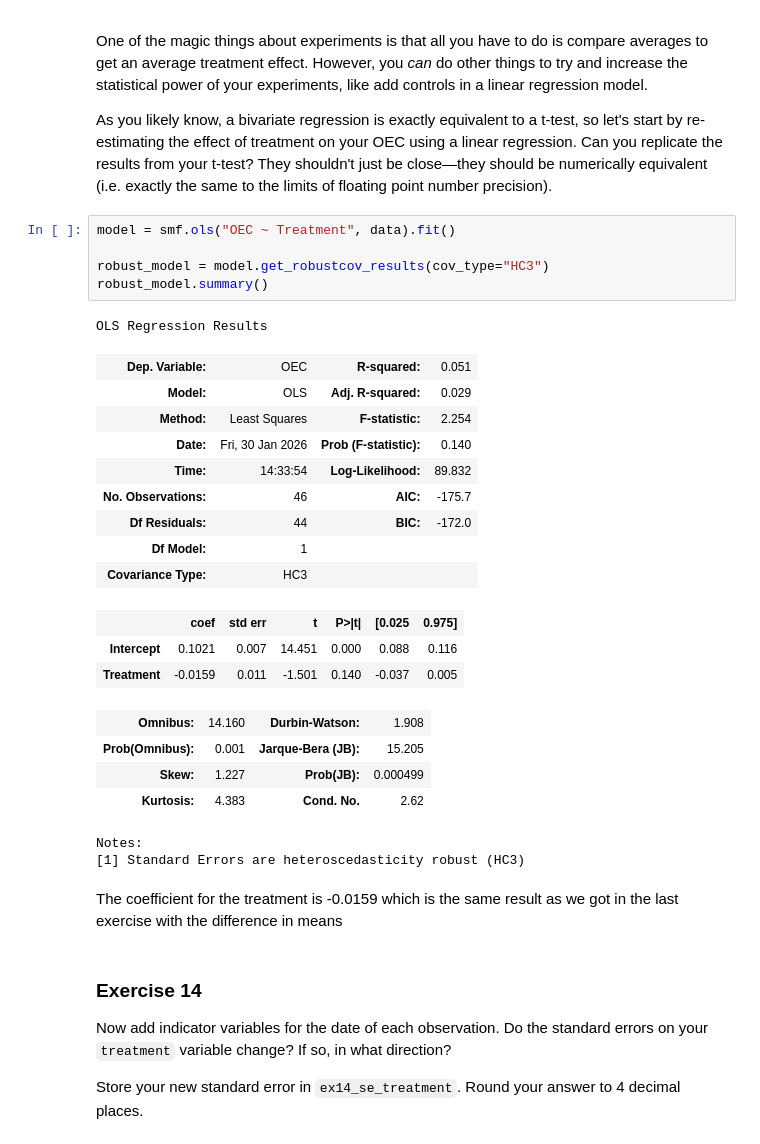
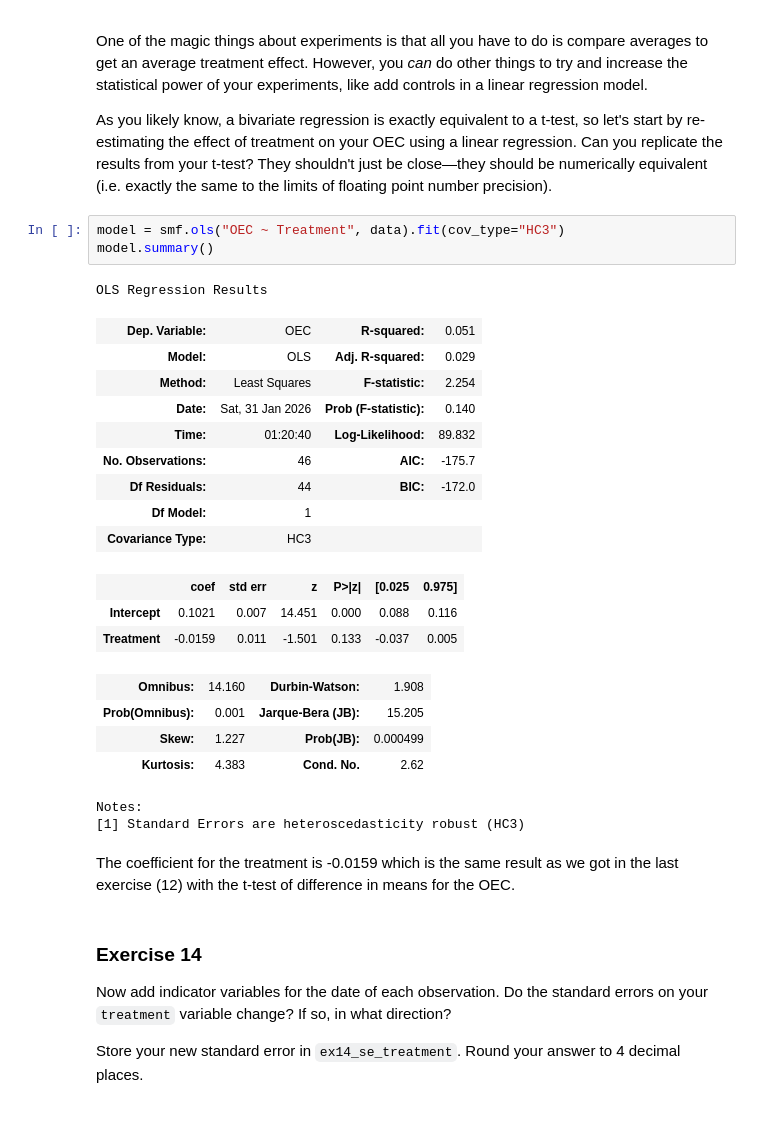
Before and after one commit to tonantzin-real/IDS_701_20260127_AB_Testing, a Jupyter notebook: exercise_abtesting.ipynb, the cells around one changed output. Drawn from its saved outputs; the diff is of its cells as text.

```diff
--- a/exercise_abtesting.ipynb
+++ b/exercise_abtesting.ipynb
@@ -437,24 +412,22 @@ One of the magic things about experiments is that all you have to do is compare
 
 As you likely know, a bivariate regression is exactly equivalent to a t-test, so let's start by re-estimating the effect of treatment on your OEC using a linear regression. Can you replicate the results from your t-test? They shouldn't just be close—they should be numerically equivalent (i.e. exactly the same to the limits of floating point number precision).
 # %%
-model = smf.ols("OEC ~ Treatment", data).fit()
-
-robust_model = model.get_robustcov_results(cov_type="HC3")
-robust_model.summary()
+model = smf.ols("OEC ~ Treatment", data).fit(cov_type="HC3")
+model.summary()
 # %% [output]
 OLS Regression Results
 | Dep. Variable: | OEC | R-squared: | 0.051 |
 | Model: | OLS | Adj. R-squared: | 0.029 |
 | Method: | Least Squares | F-statistic: | 2.254 |
-| Date: | Fri, 30 Jan 2026 | Prob (F-statistic): | 0.140 |
-| Time: | 14:33:54 | Log-Likelihood: | 89.832 |
+| Date: | Sat, 31 Jan 2026 | Prob (F-statistic): | 0.140 |
+| Time: | 01:20:40 | Log-Likelihood: | 89.832 |
 | No. Observations: | 46 | AIC: | -175.7 |
 | Df Residuals: | 44 | BIC: | -172.0 |
 | Df Model: | 1 |  |  |
 | Covariance Type: | HC3 |  |  |
-|  | coef | std err | t | P>|t| | [0.025 | 0.975] |
+|  | coef | std err | z | P>|z| | [0.025 | 0.975] |
 | Intercept | 0.1021 | 0.007 | 14.451 | 0.000 | 0.088 | 0.116 |
-| Treatment | -0.0159 | 0.011 | -1.501 | 0.140 | -0.037 | 0.005 |
+| Treatment | -0.0159 | 0.011 | -1.501 | 0.133 | -0.037 | 0.005 |
 | Omnibus: | 14.160 | Durbin-Watson: | 1.908 |
 | Prob(Omnibus): | 0.001 | Jarque-Bera (JB): | 15.205 |
 | Skew: | 1.227 | Prob(JB): | 0.000499 |
@@ -462,7 +435,7 @@ OLS Regression Results
 Notes:
 [1] Standard Errors are heteroscedasticity robust (HC3)
 # %% [markdown]
-The coefficient for the treatment is -0.0159 which is the same result as we got in the last exercise with the difference in means
+The coefficient for the treatment is -0.0159 which is the same result as we got in the last exercise (12) with the t-test of difference in means for the OEC.
 # %% [markdown]
 ### Exercise 14
 
```
Also changed, not shown: parts of 18 cells of this notebook, 1 other file.
